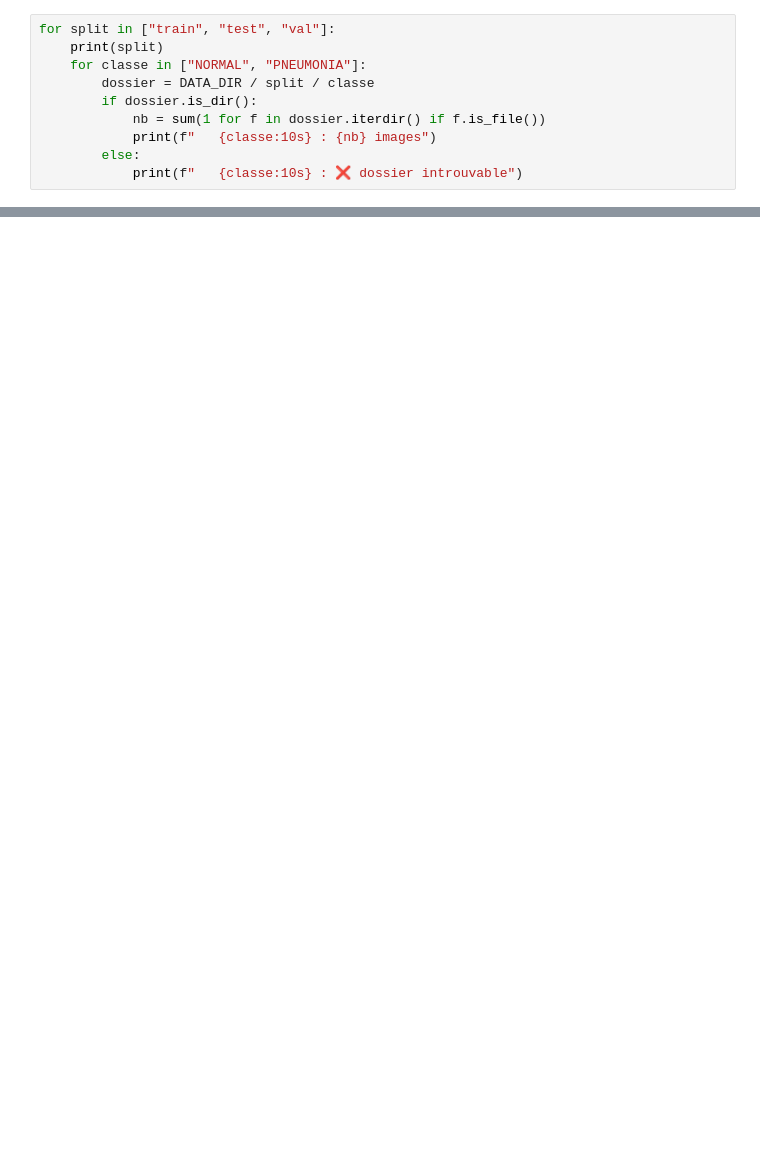
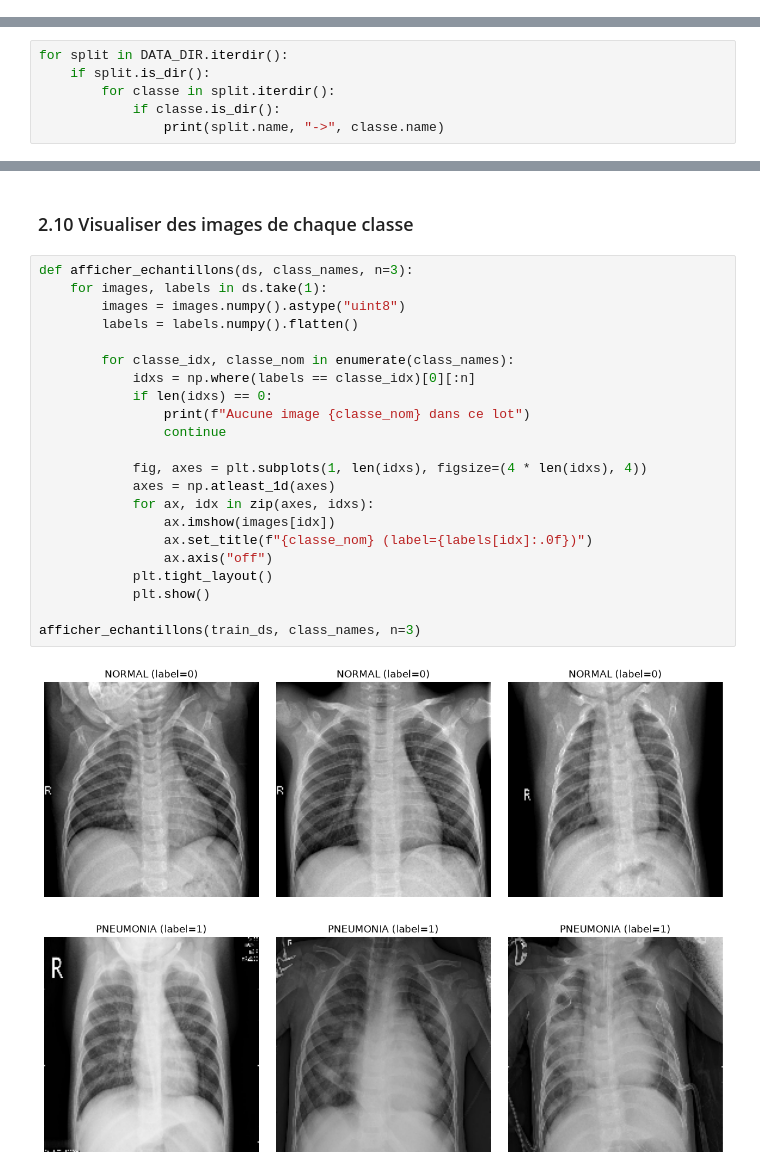
Before and after one commit to RihabMhd/Chestscan, a Jupyter notebook: notebook/predictionChestScan.ipynb, the cells around one changed output, grey strips where cells are left out. Drawn from its saved outputs; the diff is of its cells as text; blank space fills up the shorter version.

```diff
--- a/notebook/predictionChestScan.ipynb
+++ b/notebook/predictionChestScan.ipynb
@@ -54,10 +0,0 @@ __MACOSX -> chest_xray
-# %%
-for split in ["train", "test", "val"]:
-    print(split)
-    for classe in ["NORMAL", "PNEUMONIA"]:
-        dossier = DATA_DIR / split / classe
-        if dossier.is_dir():
-            nb = sum(1 for f in dossier.iterdir() if f.is_file())
-            print(f"   {classe:10s} : {nb} images")
-        else:
-            print(f"   {classe:10s} : ❌ dossier introuvable")
@@ -330,0 +35,6 @@ afficher_echantillons(train_ds, train_ds.class_names, n=3)
+# %%
+for split in DATA_DIR.iterdir():
+    if split.is_dir():
+        for classe in split.iterdir():
+            if classe.is_dir():
+                print(split.name, "->", classe.name)
@@ -330,0 +216,27 @@ afficher_echantillons(train_ds, train_ds.class_names, n=3)
+# %% [markdown]
+### 2.10 Visualiser des images de chaque classe
+# %%
+def afficher_echantillons(ds, class_names, n=3):
+    for images, labels in ds.take(1):
+        images = images.numpy().astype("uint8")
+        labels = labels.numpy().flatten()
+
+        for classe_idx, classe_nom in enumerate(class_names):
+            idxs = np.where(labels == classe_idx)[0][:n]
+            if len(idxs) == 0:
+                print(f"Aucune image {classe_nom} dans ce lot")
+                continue
+
+            fig, axes = plt.subplots(1, len(idxs), figsize=(4 * len(idxs), 4))
+            axes = np.atleast_1d(axes)
+            for ax, idx in zip(axes, idxs):
+                ax.imshow(images[idx])
+                ax.set_title(f"{classe_nom} (label={labels[idx]:.0f})")
+                ax.axis("off")
+            plt.tight_layout()
+            plt.show()
+
+afficher_echantillons(train_ds, class_names, n=3)
+# %% [output]
+[figure, added]
+[figure, added]
```
Also changed, not shown: parts of 57 cells of this notebook.
